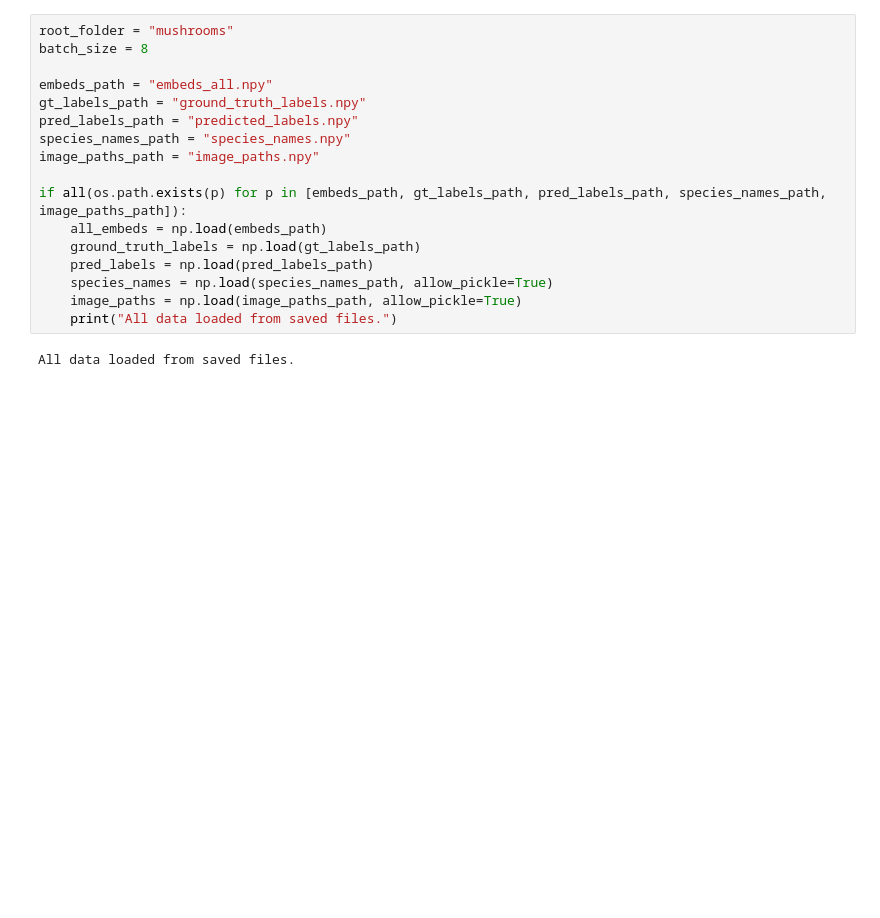
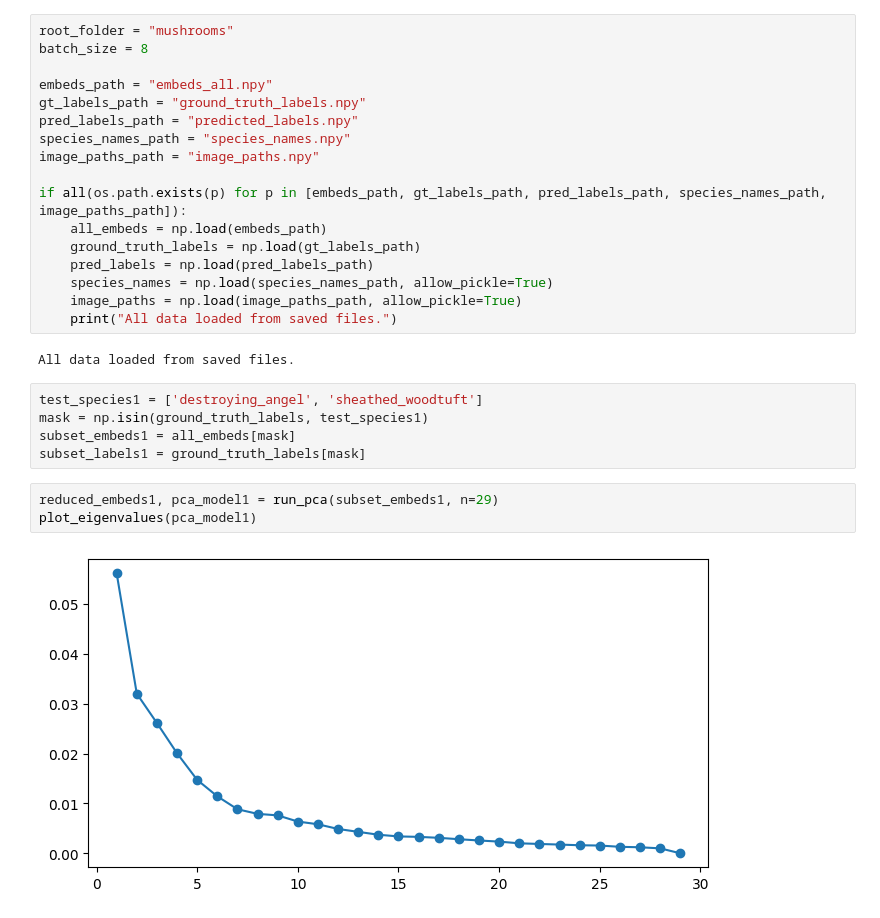
Before and after one commit to mwsong/COGS118B_FA25_Project, a Jupyter notebook: few_species_test.ipynb, the cells around one changed output. Saved outputs shown, nothing was run; the diff lists cells and outputs as text; blank space fills up the shorter version.

Commit message:
finished testing on two species

```diff
--- a/few_species_test.ipynb
+++ b/few_species_test.ipynb
@@ -26,3 +19,13 @@ if all(os.path.exists(p) for p in [embeds_path, gt_labels_path, pred_labels_path
     print("All data loaded from saved files.")
 # %% [output]
 All data loaded from saved files.
+# %%
+test_species1 = ['destroying_angel', 'sheathed_woodtuft']
+mask = np.isin(ground_truth_labels, test_species1)
+subset_embeds1 = all_embeds[mask]
+subset_labels1 = ground_truth_labels[mask]
+# %%
+reduced_embeds1, pca_model1 = run_pca(subset_embeds1, n=29)
+plot_eigenvalues(pca_model1)
+# %% [output]
+[figure, added]
```
Also changed, not shown: parts of 15 cells of this notebook, 1 other file.
